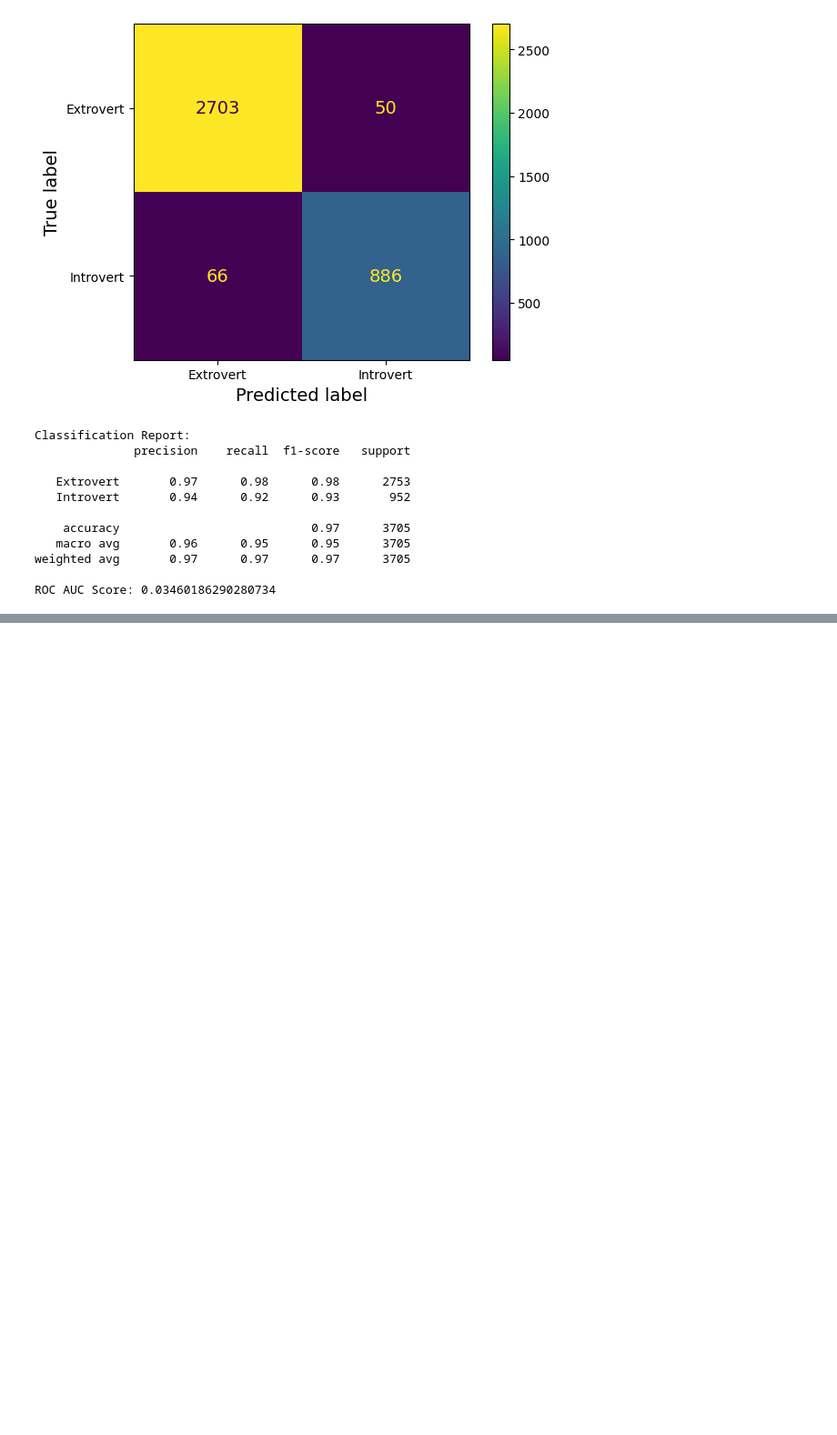
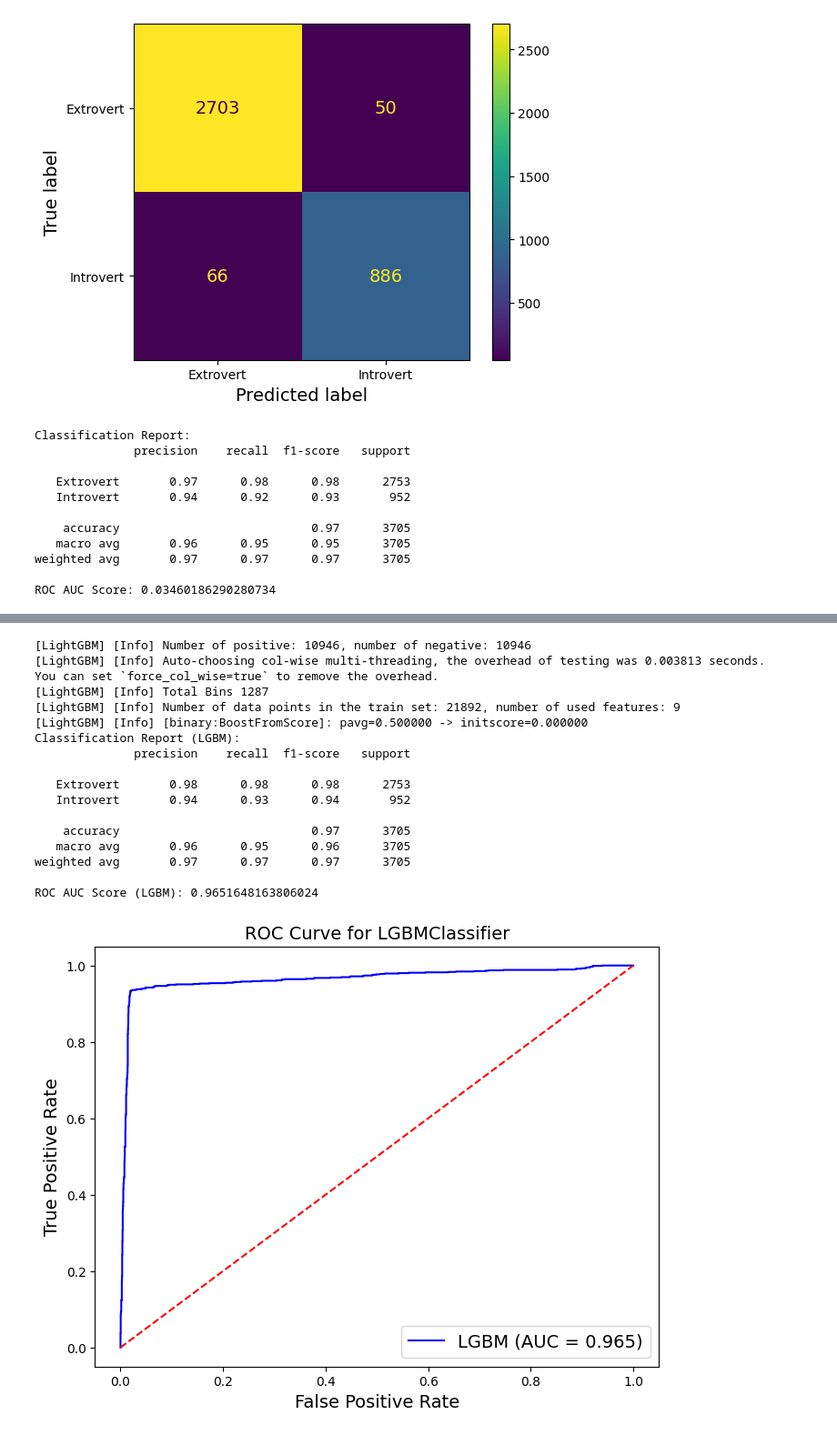
Before and after one commit to DevJustinTech/Personality-Tester, a Jupyter notebook: pgg.ipynb, the cells around one changed output, grey strips where cells are left out. Shown: that part at 91% size. Saved outputs shown, nothing was run; the diff lists cells and outputs as text; code cells hidden in the pictures; blank space fills up the shorter version.

```diff
--- a/pgg.ipynb
+++ b/pgg.ipynb
@@ -414,0 +567,56 @@ Logistic Regression ROC AUC (Balanced Data): 0.04097764241911803
+# %%
+from lightgbm import LGBMClassifier
+from sklearn.metrics import classification_report, roc_auc_score, roc_curve, ConfusionMatrixDisplay
+import matplotlib.pyplot as plt
+
+# 1. Retrain LGBM on your scaled/balanced data
+lgbm = LGBMClassifier(random_state=42)
+lgbm.fit(X_train_balanced, y_train_balanced)
+
+# 2. Predict on validation set
+y_val_pred = lgbm.predict(X_val_scaled)
+positive_class_index = list(lgbm.classes_).index('Introvert')
+y_val_proba = lgbm.predict_proba(X_val_scaled)[:, positive_class_index]
+
+# 3. Classification Report
+print("Classification Report (LGBM):")
+print(classification_report(y_val_split, y_val_pred))
+
+# 4. ROC AUC Score
+y_true_binary = y_val_split.map({'Extrovert': 0, 'Introvert': 1})
+roc_auc = roc_auc_score(y_true_binary, y_val_proba)
+print("ROC AUC Score (LGBM):", roc_auc)
+
+# 5. Plot ROC Curve
+fpr, tpr, _ = roc_curve(y_true_binary, y_val_proba)
+plt.figure(figsize=(8,6))
+plt.plot(fpr, tpr, label=f"LGBM (AUC = {roc_auc:.3f})", color='blue')
+plt.plot([0, 1], [0, 1], 'r--')
+plt.xlabel('False Positive Rate')
+plt.ylabel('True Positive Rate')
+plt.title('ROC Curve for LGBMClassifier')
+plt.legend()
+plt.show()
+
+# 6. Confusion Matrix
+ConfusionMatrixDisplay.from_estimator(lgbm, X_val_scaled, y_val_split)
+plt.show()
+# %% [output]
+[LightGBM] [Info] Number of positive: 10946, number of negative: 10946
+[LightGBM] [Info] Auto-choosing col-wise multi-threading, the overhead of testing was 0.003813 seconds.
+You can set `force_col_wise=true` to remove the overhead.
+[LightGBM] [Info] Total Bins 1287
+[LightGBM] [Info] Number of data points in the train set: 21892, number of used features: 9
+[LightGBM] [Info] [binary:BoostFromScore]: pavg=0.500000 -> initscore=0.000000
+Classification Report (LGBM):
+              precision    recall  f1-score   support
+
+   Extrovert       0.98      0.98      0.98      2753
+   Introvert       0.94      0.93      0.94       952
+
+    accuracy                           0.97      3705
+   macro avg       0.96      0.95      0.96      3705
+weighted avg       0.97      0.97      0.97      3705
+
+ROC AUC Score (LGBM): 0.9651648163806024
+[figure, added]
```
Also changed, not shown: parts of 32 cells of this notebook.
